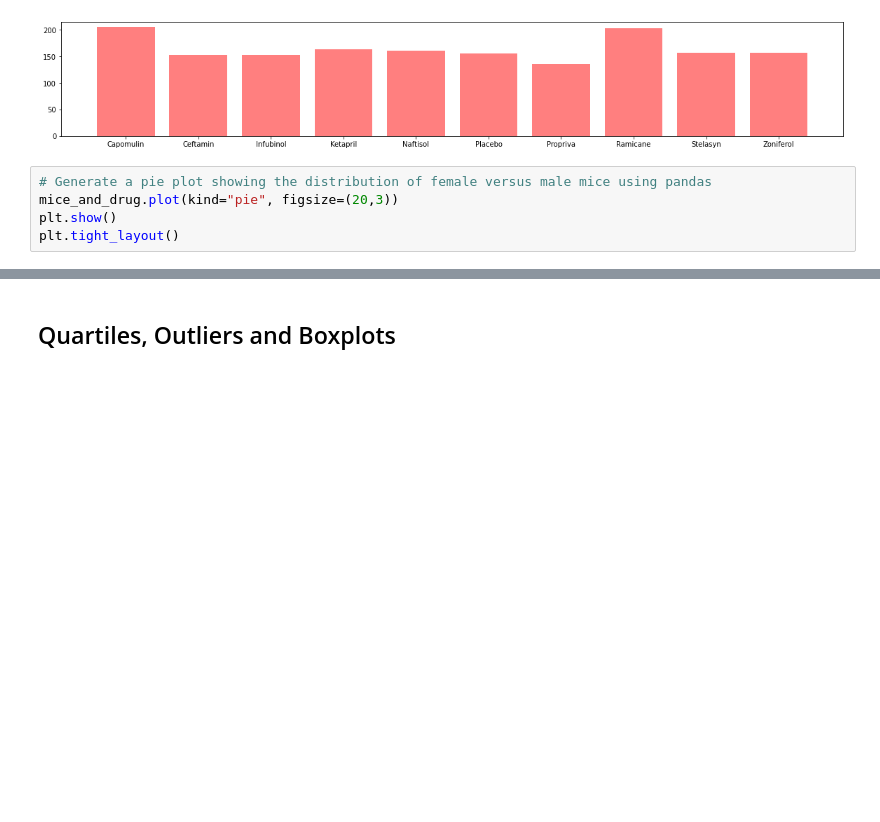
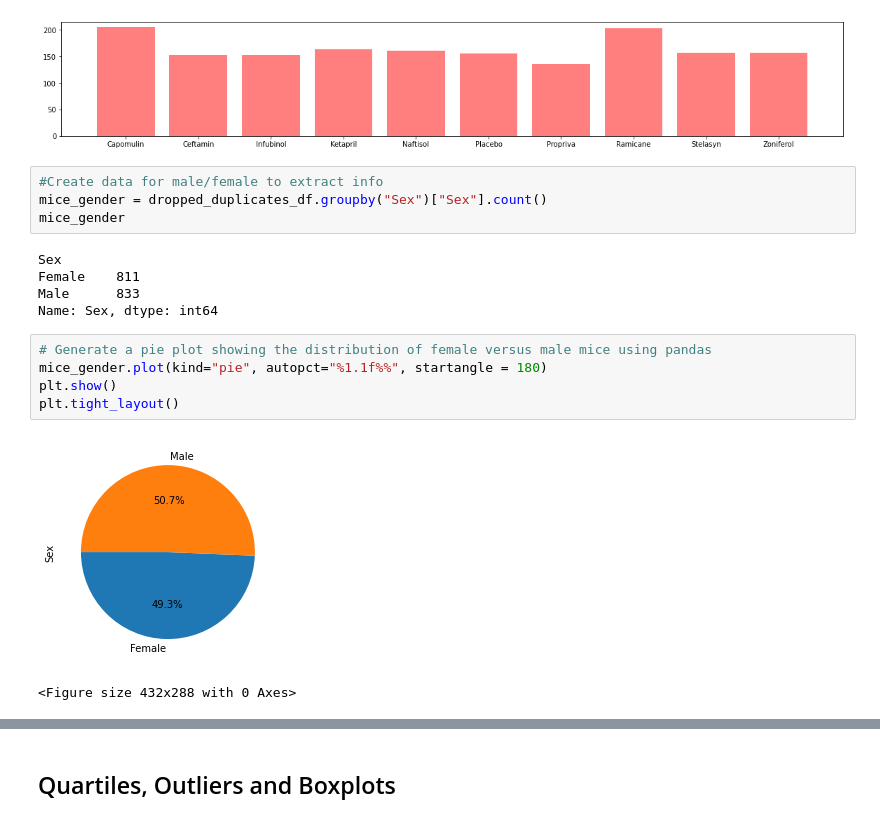
Before and after one commit to aidixon/matplotlib-challenge, a Jupyter notebook: Pymaceuticals/pymaceuticals_starter.ipynb, the cells around one changed output, grey strips where cells are left out. Cells and saved outputs as stored; diff of their text form; blank space fills up the shorter version.

Commit message:
Plotted pie charts with MPL and Pandas

```diff
--- a/Pymaceuticals/pymaceuticals_starter.ipynb
+++ b/Pymaceuticals/pymaceuticals_starter.ipynb
@@ -228,10 +228,22 @@ plt.bar(drug_list, mice_and_drug, color="r", alpha=0.5)
 plt.show()
 # %% [output]
 [figure]
+# %%
+#Create data for male/female to extract info
+mice_gender = dropped_duplicates_df.groupby("Sex")["Sex"].count()
+mice_gender
+# %% [output]
+Sex
+Female    811
+Male      833
+Name: Sex, dtype: int64
 # %%
 # Generate a pie plot showing the distribution of female versus male mice using pandas
-mice_and_drug.plot(kind="pie", figsize=(20,3))
+mice_gender.plot(kind="pie", autopct="%1.1f%%", startangle = 180)
 plt.show()
 plt.tight_layout()
+# %% [output]
+[figure, added]
+<Figure size 432x288 with 0 Axes>
 # %%
 # Generate a pie plot showing the distribution of female versus male mice using pyplot
```
Also changed, not shown: parts of 1 cell of this notebook.
